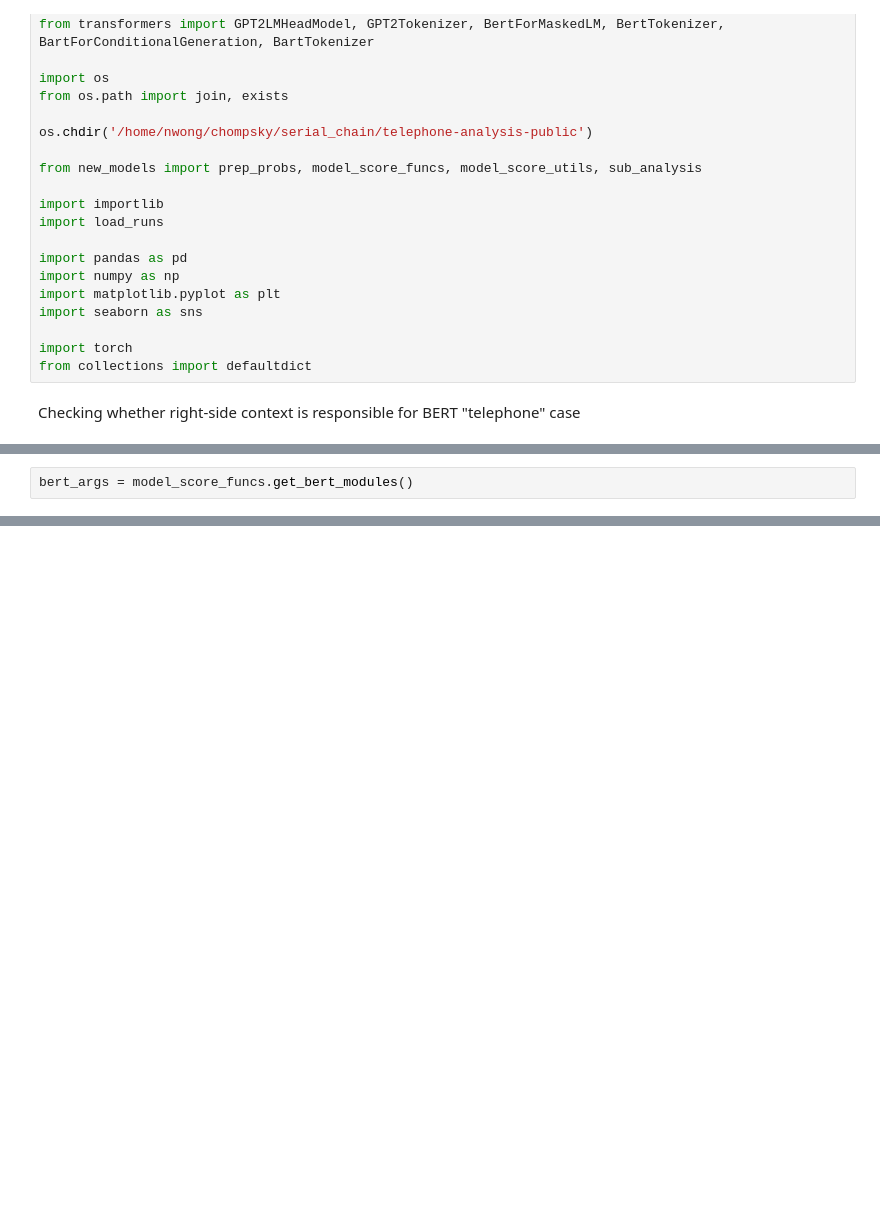
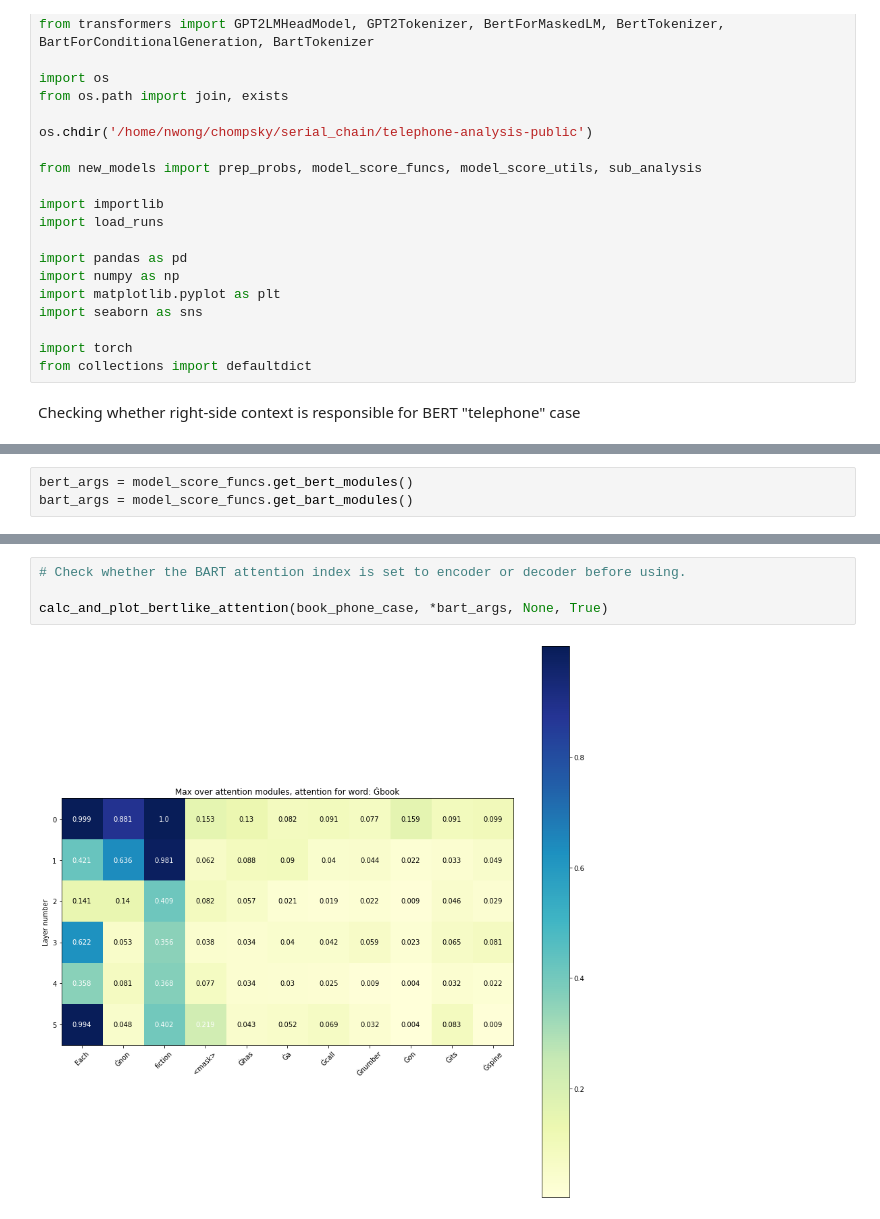
Before and after one commit to smeylan/telephone-analysis-public, a Jupyter notebook: in_progress/explore_context_direction.ipynb, the cells around one changed output, grey strips where cells are left out. Cells and saved outputs as stored; diff of their text form; blank space fills up the shorter version.

```diff
--- a/in_progress/explore_context_direction.ipynb
+++ b/in_progress/explore_context_direction.ipynb
@@ -115,2 +137,3 @@ def calc_and_plot_bert_attention(case_info, this_mod, this_tok, this_pref, attn_
 # %%
 bert_args = model_score_funcs.get_bert_modules()
+bart_args = model_score_funcs.get_bart_modules()
@@ -122,0 +154,6 @@ calc_and_plot_bert_attention(book_phone_case, *bert_args, 0.08)
+# %%
+# Check whether the BART attention index is set to encoder or decoder before using.
+
+calc_and_plot_bertlike_attention(book_phone_case, *bart_args, None, True)
+# %% [output]
+[figure, added]
```
Also changed, not shown: parts of 6 cells of this notebook, 1 other file.
